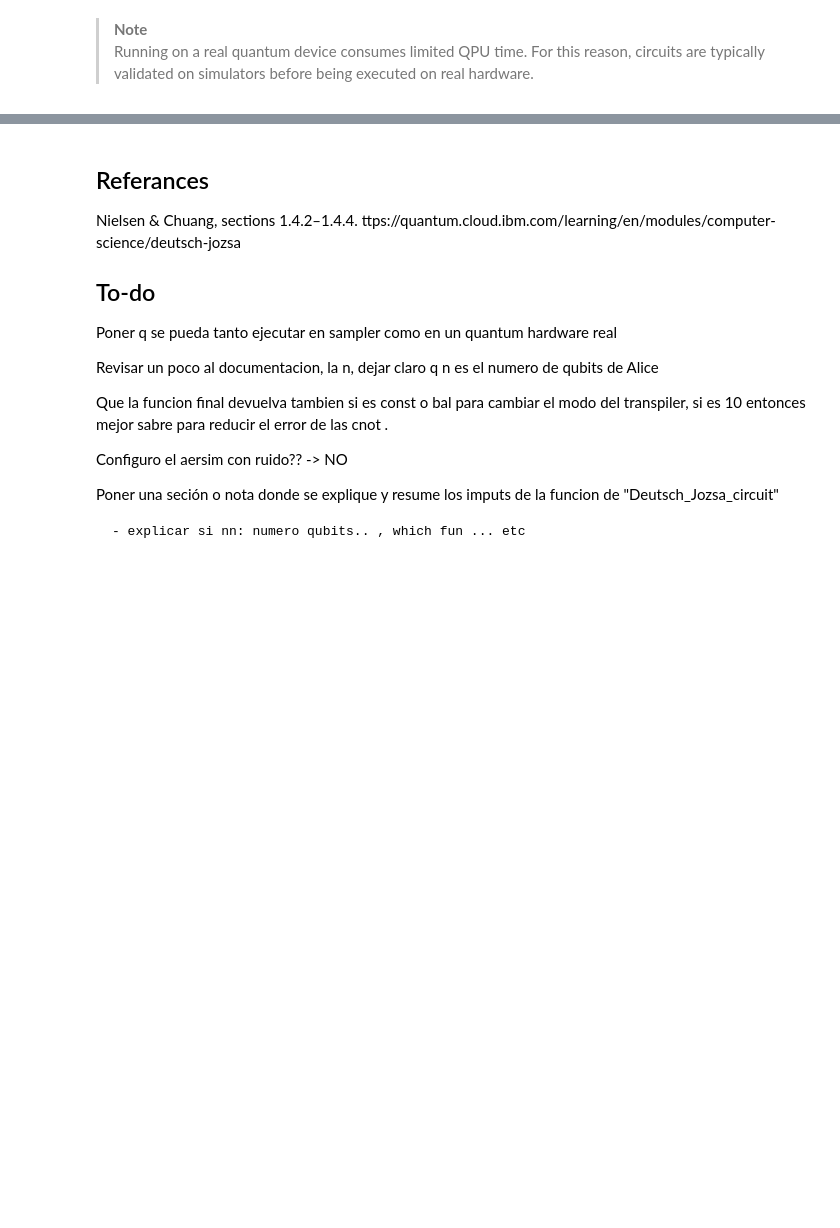
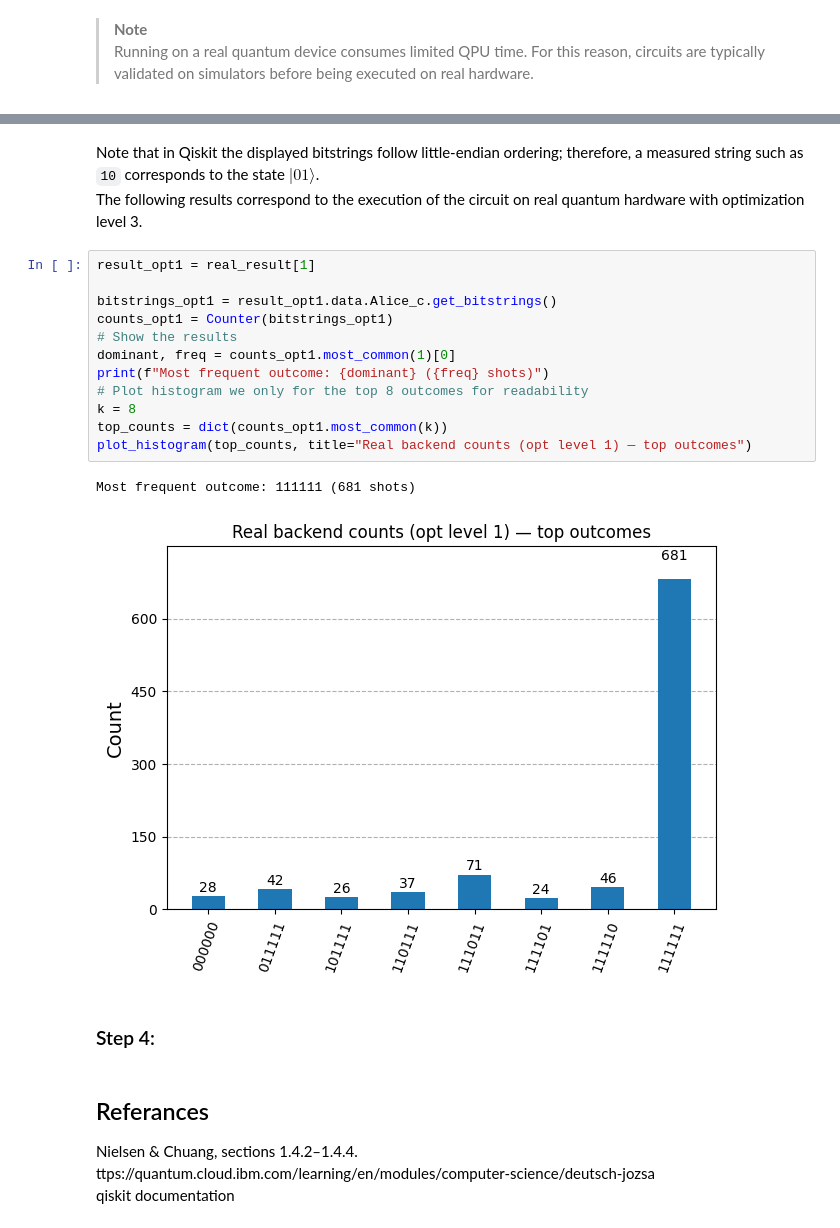
Before and after one commit to Javiifdez/Deutch-Jozsa, a Jupyter notebook: Implementation.ipynb, the cells around one changed output, grey strips where cells are left out. Cells and saved outputs as stored; diff of their text form; blank space fills up the shorter version.

```diff
--- a/Implementation.ipynb
+++ b/Implementation.ipynb
@@ -387,19 +440,28 @@ We now execute the same circuit on a real quantum backend and analyze the result
+# %% [markdown]
+Note that in Qiskit the displayed bitstrings follow little-endian ordering; therefore, a measured string such as `10` corresponds to the state $ |01\rangle $.
+\
+The following results correspond to the execution of the circuit on real quantum hardware with optimization level 3.
+# %%
+result_opt1 = real_result[1]
+
+bitstrings_opt1 = result_opt1.data.Alice_c.get_bitstrings()
+counts_opt1 = Counter(bitstrings_opt1)
+# Show the results
+dominant, freq = counts_opt1.most_common(1)[0]
+print(f"Most frequent outcome: {dominant} ({freq} shots)")
+# Plot histogram we only for the top 8 outcomes for readability
+k = 8
+top_counts = dict(counts_opt1.most_common(k))
+plot_histogram(top_counts, title="Real backend counts (opt level 1) — top outcomes")
+# %% [output]
+Most frequent outcome: 111111 (681 shots)
+[figure, added]
+# %% [markdown]
+### Step 4:
 # %% [markdown]
 ## Referances
 Nielsen & Chuang, sections 1.4.2–1.4.4.
+\
 ttps://quantum.cloud.ibm.com/learning/en/modules/computer-science/deutsch-jozsa
-
-
-## To-do
-
-Poner q se pueda tanto ejecutar en sampler como en un quantum hardware real
-
-Revisar un poco al documentacion, la n, dejar claro q n es el numero de qubits de Alice
-
-Que la funcion final devuelva tambien si es const o bal para cambiar el modo del transpiler, si es 10 entonces mejor sabre para reducir el error de las cnot .
-
-Configuro el aersim con ruido?? -> NO
-
-Poner una seción o nota donde se explique y resume los imputs de la funcion de "Deutsch_Jozsa_circuit"
-
-    - explicar si nn: numero qubits.. , which fun ... etc
+\
+qiskit documentation
```
Also changed, not shown: parts of 8 cells of this notebook.
